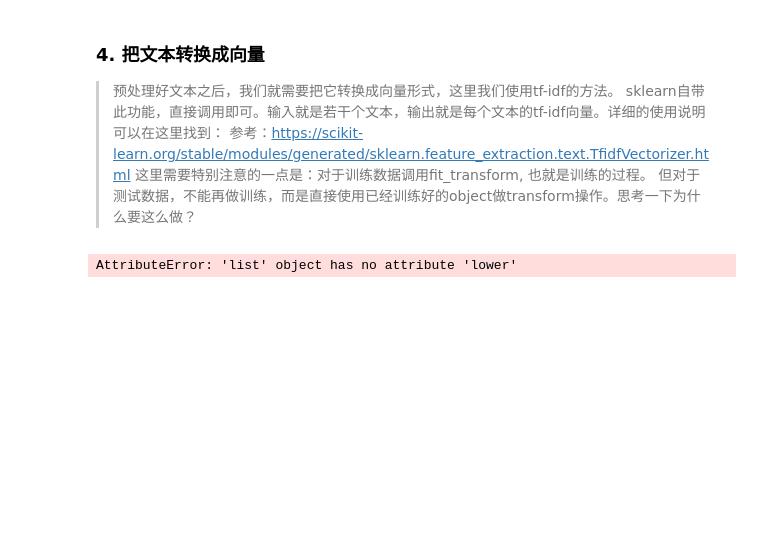
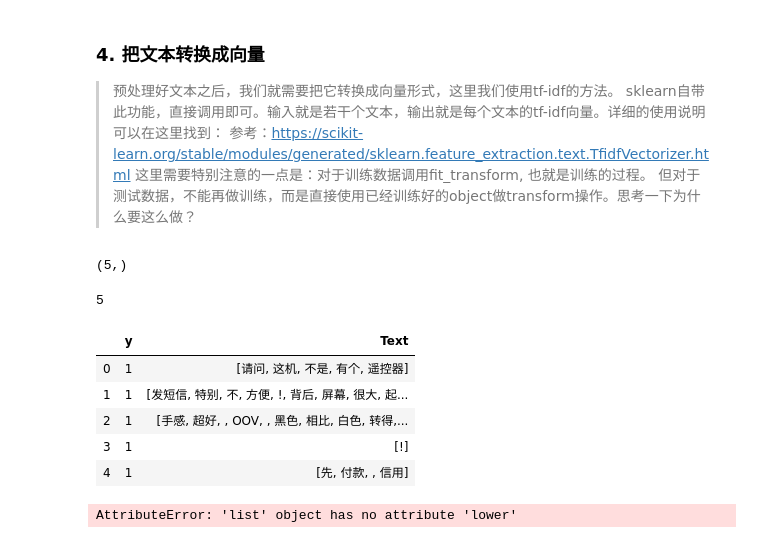
Before and after one commit to WayneMao/Machine_Learning, a Jupyter notebook: 10Emotional_analysis_system/Project3/starter_code.ipynb, the cells around one changed output. Drawn from its saved outputs; the diff is of its cells as text; code cells hidden in the pictures; blank space fills up the shorter version.

```diff
--- a/10Emotional_analysis_system/Project3/starter_code.ipynb
+++ b/10Emotional_analysis_system/Project3/starter_code.ipynb
@@ -291,6 +294,32 @@ print (train_comments_cleaned[1], test_comments_cleaned[1])
 # %% [markdown]
 ### 4. 把文本转换成向量
 > 预处理好文本之后，我们就需要把它转换成向量形式，这里我们使用tf-idf的方法。 sklearn自带此功能，直接调用即可。输入就是若干个文本，输出就是每个文本的tf-idf向量。详细的使用说明可以在这里找到： 参考：https://scikit-learn.org/stable/modules/generated/sklearn.feature_extraction.text.TfidfVectorizer.html  这里需要特别注意的一点是：对于训练数据调用fit_transform, 也就是训练的过程。 但对于测试数据，不能再做训练，而是直接使用已经训练好的object做transform操作。思考一下为什么要这么做？
+# %%
+#pdd = pd.Series(train_comments_cleaned[0])
+print(np.array(train_comments_cleaned[0]).shape)
+# %% [output]
+(5,)
+# %%
+train.Text = train_comments_cleaned
+test.Text =  test_comments_cleaned
+
+# data = [line.strip() for line in open('corpus.txt', 'r')]
+# lower 是用于单个字符串的，你的 contents 调用了 split 函数过后成了 list，这就是它这样提示的原因。
+# %%
+#pd = pd.DataFrame()
+pd = train
+#pd['Text'] = list(map(lambda s: re.sub('[','',s), pd['Text']))  # python3 map()在这儿需要list()封装
+#pd['Text'] = list(map(lambda s: [x for y in s for x in y], pd['Text']))
+print(len(pd.Text[0]))
+pd.head()
+# %% [output]
+5
+|  | y | Text |
+| 0 | 1 | [请问, 这机, 不是, 有个, 遥控器] |
+| 1 | 1 | [发短信, 特别, 不, 方便, !, 背后, 屏幕, 很大, 起... |
+| 2 | 1 | [手感, 超好, , OOV, , 黑色, 相比, 白色, 转得,... |
+| 3 | 1 | [!] |
+| 4 | 1 | [先, 付款, , 信用] |
 # %%
 # TODO: 利用tf-idf从文本中提取特征,写到数组里面.
 #       参考：https://scikit-learn.org/stable/modules/generated/sklearn.feature_extraction.text.TfidfVectorizer.html
```
Also changed, not shown: parts of 4 cells of this notebook, 1 other file.
